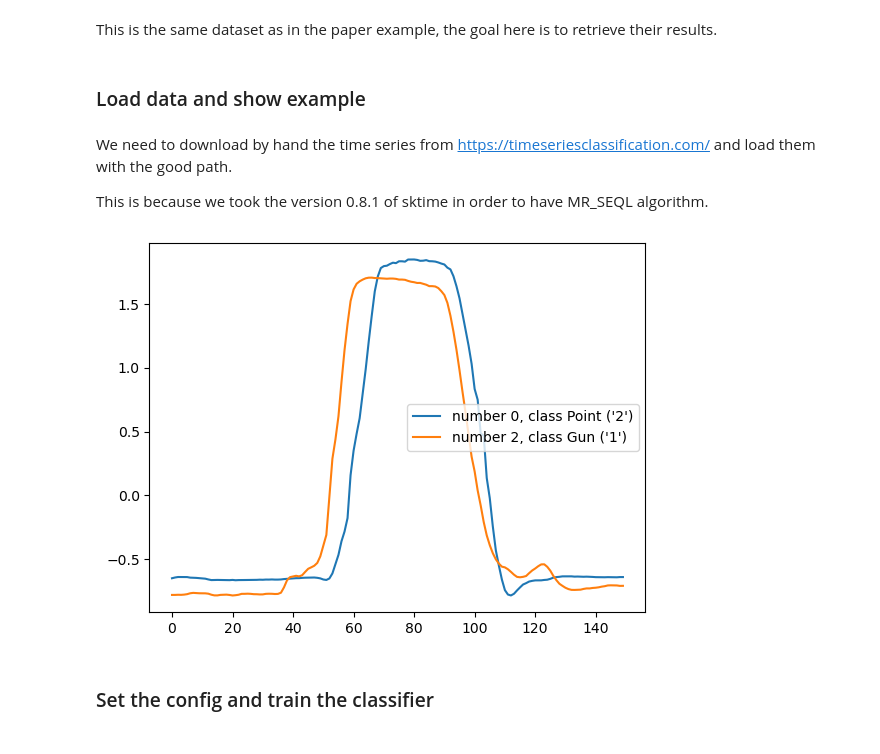
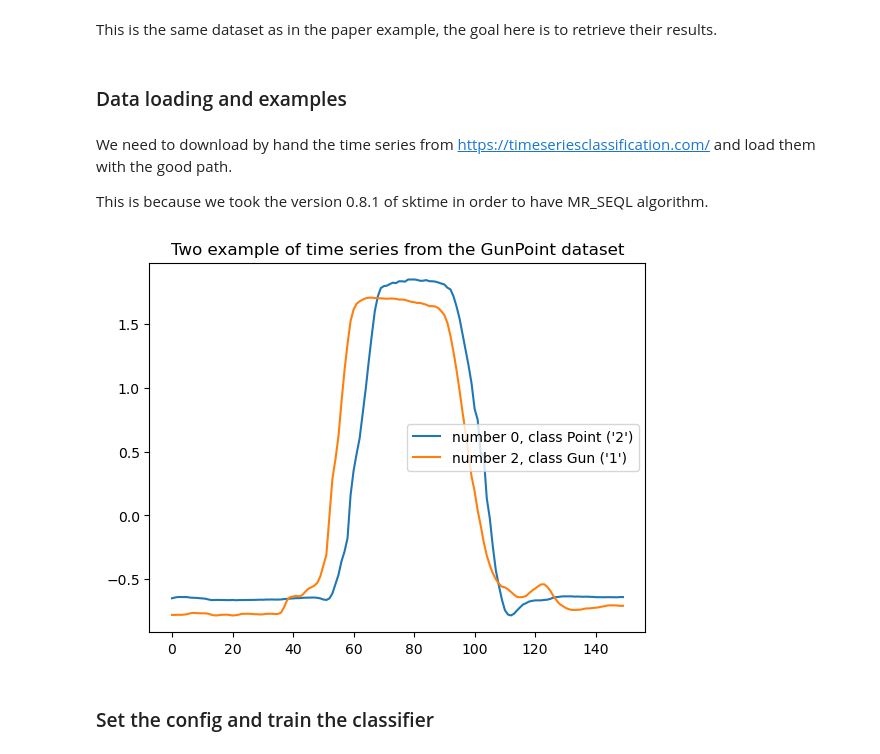
Before and after one commit to StanislasDOZIAS/MR-SEQL, a Jupyter notebook: notebooks/final_notebook.ipynb, the cells around one changed output. Saved outputs shown, nothing was run; the diff lists cells and outputs as text; code cells hidden in the pictures.

```diff
--- a/notebooks/final_notebook.ipynb
+++ b/notebooks/final_notebook.ipynb
@@ -195,8 +205,8 @@ Furthermore, as we will see in the next part, the order for the sumbols are also
 ## GunPoint dataset
 # %% [markdown]
 This is the same dataset as in the paper example, the goal here is to retrieve their results.
-# %% [markdown]
-### Load data and show example
+# %% [markdown]
+### Data loading and examples
 # %% [markdown]
 We need to download by hand the time series from https://timeseriesclassification.com/ and load them with the good path.
 
@@ -216,16 +226,16 @@ X_test, y_test = load_from_tsfile_to_dataframe(
     os.path.join(DATA_PATH, dataset_name, f"{dataset_name}_TEST.ts")
 )
 # %%
-# An example of 2 Time Series from this dataset
+# An example of 2 timeseries from this dataset
 
 i, j = 0, 2
 plt.plot(X_train["dim_0"][i], label=f"number {i}, class {class_dict[y_train[i]]} ('{y_train[i]}')")
 plt.plot(X_train["dim_0"][j], label=f"number {j}, class {class_dict[y_train[j]]} ('{y_train[j]}')")
-
+plt.title(f"Two example of time series from the {dataset_name} dataset")
 plt.legend()
 plt.show()
 # %% [output]
-[figure, old version]
+[figure, new version]
 # %% [markdown]
 ### Set the config and train the classifier
 # %%
```
Also changed, not shown: parts of 66 cells of this notebook.
